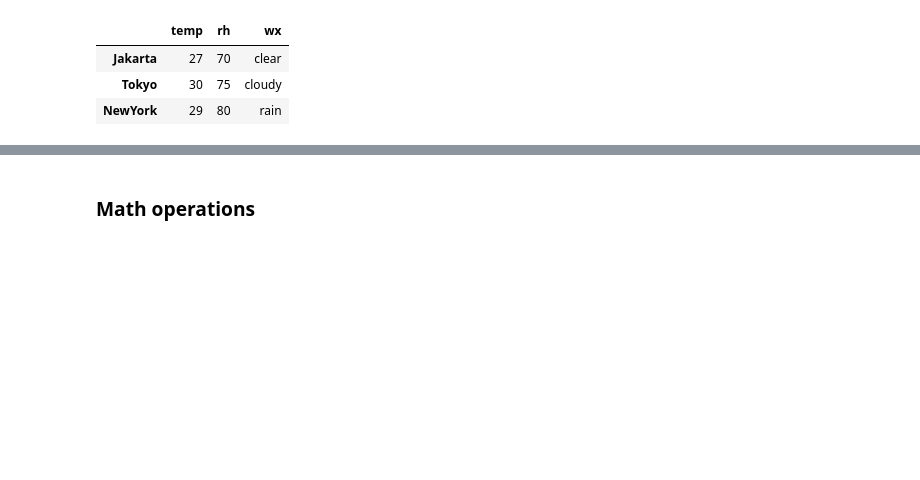
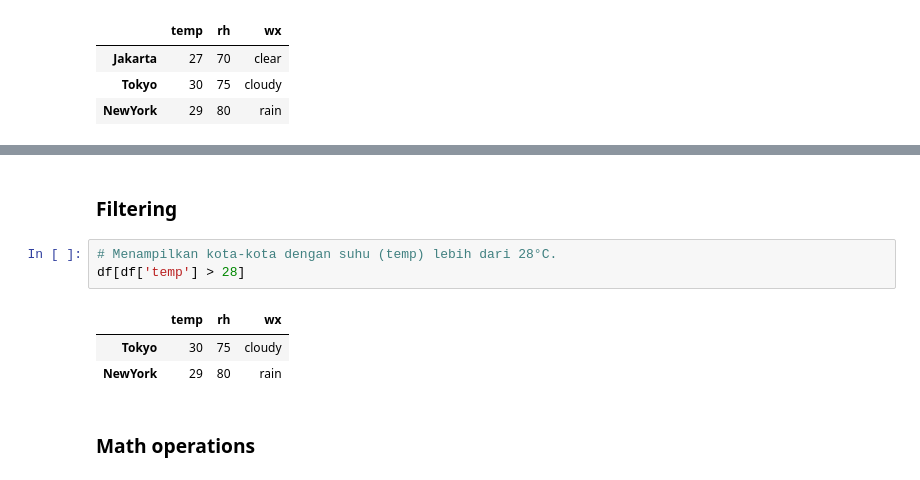
Before and after one commit to devmetmar/marinemet-training, a Jupyter notebook: _build/html/_sources/1_/1_2_python_libraries.ipynb, the cells around one changed output, grey strips where cells are left out. Drawn from its saved outputs; the diff is of its cells as text; blank space fills up the shorter version.

```diff
--- a/_build/html/_sources/1_/1_2_python_libraries.ipynb
+++ b/_build/html/_sources/1_/1_2_python_libraries.ipynb
@@ -218,3 +267,12 @@ df.describe()
+# %% [markdown]
+### Filtering
+# %%
+# Menampilkan kota-kota dengan suhu (temp) lebih dari 28°C.
+df[df['temp'] > 28]
+# %% [output]
+|  | temp | rh | wx |
+| Tokyo | 30 | 75 | cloudy |
+| NewYork | 29 | 80 | rain |
 # %% [markdown]
 ### Math operations
 # %%
```
Also changed, not shown: parts of 35 cells of this notebook, 23 other files.
